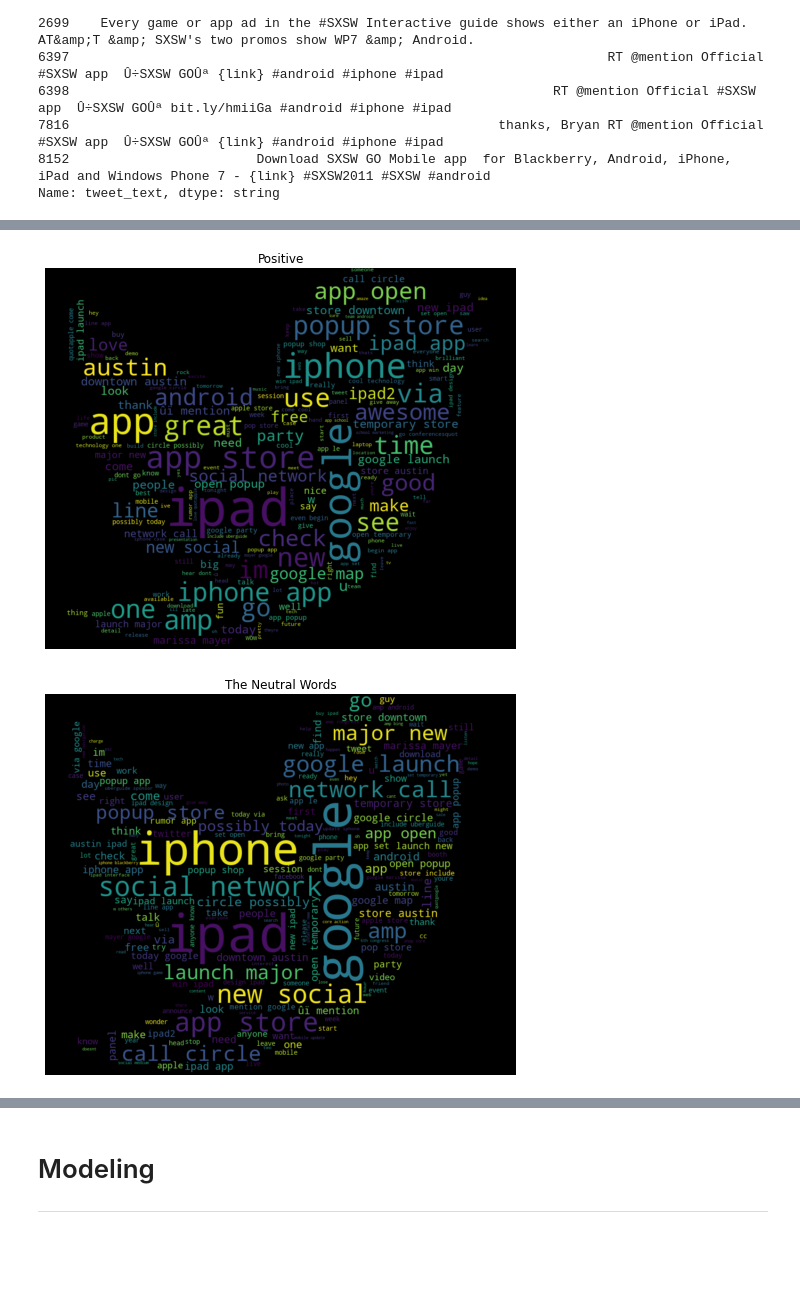
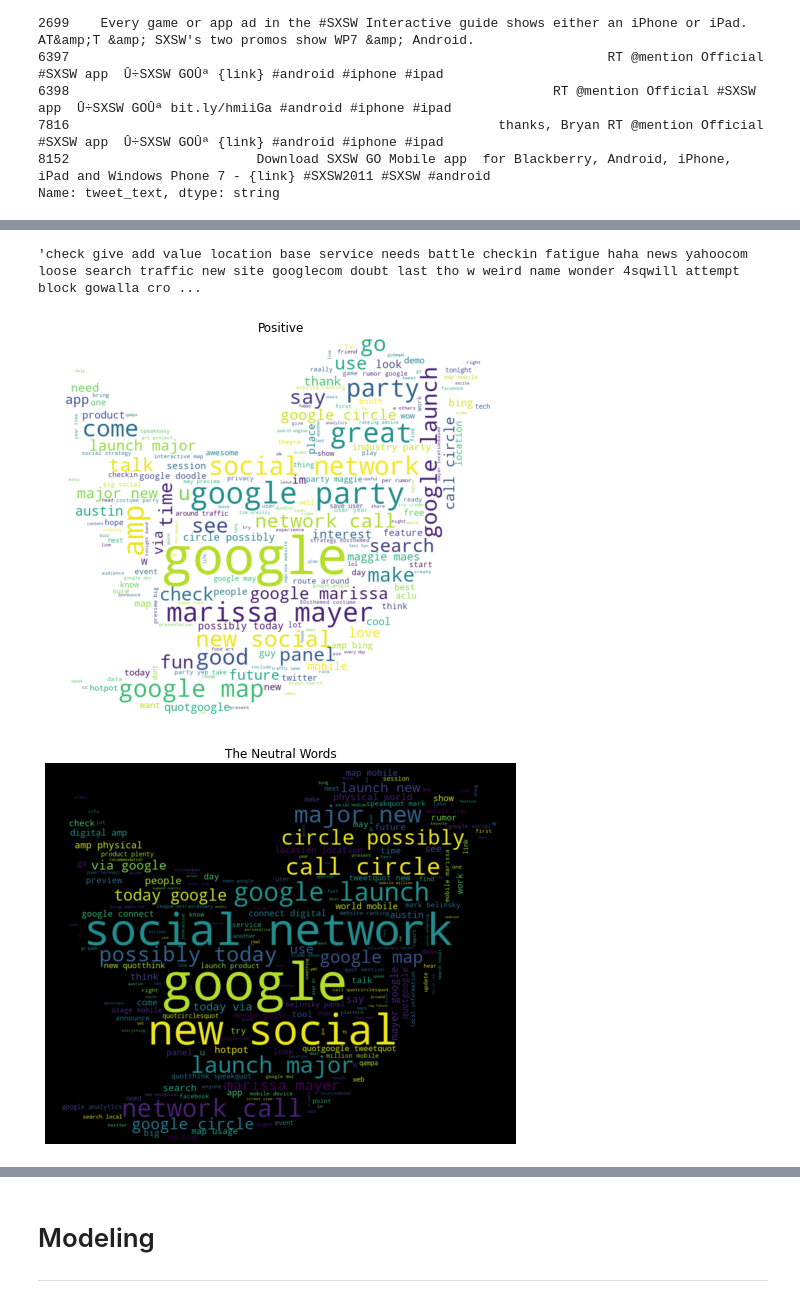
Before and after one commit to RaymondLeong94/Flatiron-Project-4-, a Jupyter notebook: Project 4 Draft.ipynb, the cells around one changed output, grey strips where cells are left out. Saved outputs shown, nothing was run; the diff lists cells and outputs as text; code cells hidden in the pictures; blank space fills up the shorter version.

```diff
--- a/Project 4 Draft.ipynb
+++ b/Project 4 Draft.ipynb
@@ -419,0 +373,5 @@ Start of word vectorization for EDA
+# %%
+#https://www.cogsci.ed.ac.uk/~richard/utf-8.cgi?input=%25C3%2596&mode=char
+#used to identify hex values
+nan_values2=nan_values[nan_values['tweet_text'].str.contains('\x89')].index
+nan_values.drop(nan_values2, inplace=True)
@@ -419,0 +438,4 @@ Start of word vectorization for EDA
+# %%
+#do some extra punctuation
+nan_values=nan_values.convert_dtypes(str)
+nan_values= nan_values.apply(lambda x: x.replace('"', ''))
@@ -509,3 +487,0 @@ nan_values['tweet_text'] = nan_values['tweet_text'].map(txt_clean)
-# %%
-nan_values=nan_values.convert_dtypes(str)
-nan_values= nan_values.applymap(lambda x: x.replace('"', ''))
@@ -723,0 +603,14 @@ plt.show()
+# %%
+#comparing with  nan_values['.05 threshold sentiment values']
+
+#negative words about google
+from PIL import Image
+twitter_mask = np.array(Image.open("twitter_mask2.png"))
+Negative_emotions =' '.join([text for text in nan_values['tweet_text'][nan_values['combined'].str.contains("google", regex=True)][nan_values['.05 threshold sentiment values'] == 'Negative']])
+
+wordcloud = WordCloud(background_color = 'white', width=800, height=500, mask=twitter_mask, random_state = 0, max_font_size = 110).generate(Negative_emotions)
+plt.figure(figsize=(10, 7))
+plt.imshow(wordcloud, interpolation="bilinear")
+plt.axis('off')
+plt.title('Negative')
+plt.show()
@@ -724,17 +619,21 @@ plt.show()
+# %%
+Negative_emotions
+# %% [output]
+'check give add value location base service needs battle checkin fatigue haha news yahoocom loose search traffic new site googlecom doubt last tho w weird name wonder 4sqwill attempt block gowalla cro ...
 # %%
-positive_emotions =' '.join([text for text in nan_values['tweet_text'] [nan_values['is_there_an_emotion_directed_at_a_brand_or_product'] == 'Positive emotion']])
+positive_emotions =' '.join([text for text in nan_values['tweet_text'] [nan_values['combined'].str.contains("google", regex=True)][nan_values['.05 threshold sentiment values'] == 'Positive']])
 
-wordcloud = WordCloud(width=800, height=500,mask=twitter_mask, random_state = 0, max_font_size = 110).generate(positive_emotions)
+wordcloud = WordCloud(background_color = 'white', width=800, height=500,mask=twitter_mask, random_state = 0, max_font_size = 110).generate(positive_emotions)
 plt.figure(figsize=(10, 7))
 plt.imshow(wordcloud, interpolation="bilinear")
 plt.axis('off')
 plt.title('Positive')
 plt.show()
 # %% [output]
-[figure, old version]
+[figure, new version]
 # %%
 
-normal_words =' '.join([text for text in nan_values['tweet_text'][nan_values['is_there_an_emotion_directed_at_a_brand_or_product'] == 'No emotion toward brand or product']])
+normal_words =' '.join([text for text in nan_values['tweet_text'][nan_values['combined'].str.contains("google", regex=True)][nan_values['.05 threshold sentiment values'] == 'Neutral']])
 
 wordcloud = WordCloud(width=800, height=500, mask=twitter_mask, random_state = 0, max_font_size = 110).generate(normal_words)
 plt.figure(figsize=(10, 7))
@@ -743,7 +642,7 @@ plt.axis('off')
 plt.title('The Neutral Words')
 plt.show()
 # %% [output]
-[figure, old version]
+[figure, new version]
 # %%
 
 normal_words =' '.join([text for text in nan_values['tweet_text'][nan_values['is_there_an_emotion_directed_at_a_brand_or_product'] == 'No emotion toward brand or product'][nan_values['combined'] == ',google,,,,']])
```
Also changed, not shown: parts of 113 cells of this notebook.
